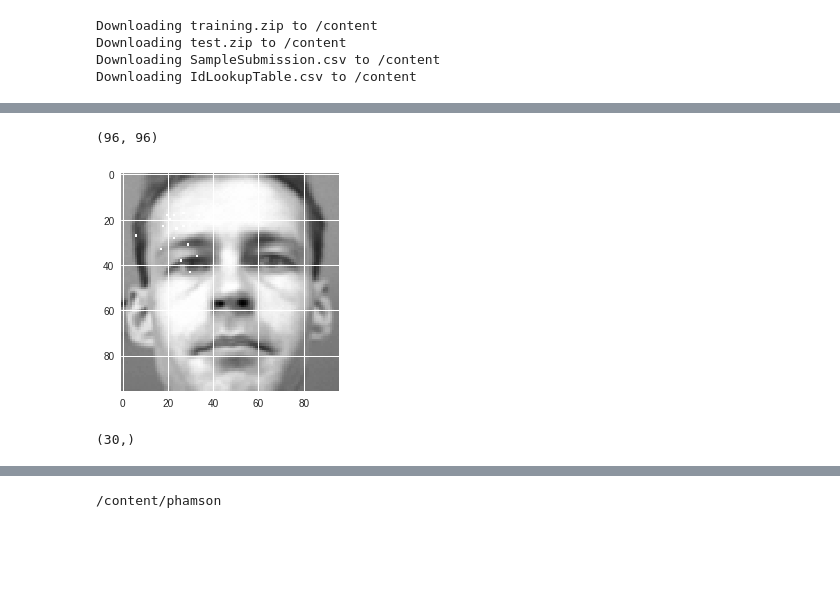
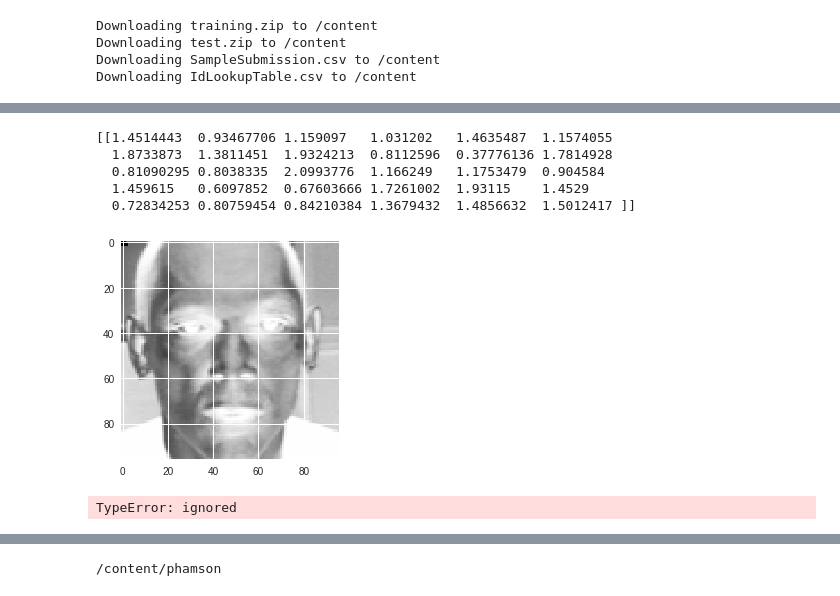
Before and after one commit to redman157/HocML, a Jupyter notebook: Kaggle_API_access_example.ipynb, the cells around one changed output, grey strips where cells are left out. Saved outputs shown, nothing was run; the diff lists cells and outputs as text; code cells hidden in the pictures; blank space fills up the shorter version.

```diff
--- a/Kaggle_API_access_example.ipynb
+++ b/Kaggle_API_access_example.ipynb
@@ -50,7 +56,7 @@ Downloading IdLookupTable.csv to /content
 !unzip test.zip
 
 from tensorflow import keras
-from keras import Sequential
+from keras import Sequential, optimizers
 from keras.layers import Conv2D,Dropout,Dense, Flatten, Activation
 from keras.models import model_from_json,Model, load_model, save_model
 import tensorflow as tf
@@ -104,13 +110,12 @@ X_train = X_train.reshape(-1,96,96)
 
 training = reader_train.drop('Image',axis = 1)
 y_train = []
-for i in range(records.shape[0]):
+for i in range(training.shape[0]):
   y = training.iloc[i,:]
   y_train.append(y)
 y_train = np.array(y_train,dtype = 'float')
 print('X_train' , X_train.shape)
 print('y_train' , y_train.shape)
-
 def load_testset():
   X_test = None
   for i in range(records_test.shape[0]):
@@ -145,10 +150,10 @@ model.add(Dropout(0.1))
 model.add(Dense(64,activation = "relu"))
 model.add(Dense(30))
 
-model.compile(optimizer = 'adam',
+model.compile(optimizer = optimizers.adam(lr = 0.01,decay=0.01),
               loss = 'mse',
               metrics = ['mae','accuracy'])
-model.fit(X_train,y_train,epochs = 50, batch_size = 128,validation_split = 0.2)
+model.fit(X_train,y_train,epochs = 100, batch_size = 128,validation_split = 0.2)
 model.save('model.h5')
 
 json_string = model.to_json()
@@ -157,30 +180,49 @@ model.load_weights('model.h5',by_name = True)
 # %%
 def show_image(X, Y):
-  print(X.shape)
   img = np.copy(X)
   for i in range(0,Y.shape[0],2):
-    if 0 < Y[i+1] < IMAGE_HEIGHT and 0 < Y[i] < IMAGE_WIDTH:
+    if (0 < Y[i+1] < 96 and 0 < Y[i] < 96):
       img[int(Y[i+1]),int(Y[i])] = 255
-  else:
-    plt.imshow(img[:,:], cmap='gray')
+  plt.imshow(img[:,:])
 
 def loaded_model():
   model = load_model('model.h5')
   return model
 def show_results(images_index):
-  pred = model.predict(X_test[images_index:(images_index+1)])
+  pred = loaded_model().predict(X_test[images_index:(images_index+1)])
   show_image(X_test[images_index], pred[0])
-show_results(3)
+  print(pred)
+show_results(2)
+
+plt.show()
 # %% [output]
-(96, 96)
+[[1.4514443  0.93467706 1.159097   1.031202   1.4635487  1.1574055
+  1.8733873  1.3811451  1.9324213  0.8112596  0.37776136 1.7814928
+  0.81090295 0.8038335  2.0993776  1.166249   1.1753479  0.904584
+  1.459615   0.6097852  0.67603666 1.7261002  1.93115    1.4529
+  0.72834253 0.80759454 0.84210384 1.3679432  1.4856632  1.5012417 ]]
-[figure, old version]
+[figure, new version]
-# %%
-import matplotlib.pyplot as plt
-
-print(y_train[0])
-plt.show()
-# %% [output]
-(30,)
+# %%
+import matplotlib.pyplot as plt
+import pandas as pd
+import os
+import pickle
+X_test = ('vidu1','load_testset()')
+plt.show()
+def load_dataset(path,data_path):
+  if os.path.file("path") is False:
+    data = data_path
+    with open(path,'wb') as f:
+      pickle.dump(data_path,f)
+    f.close()
+  else:
+    with open(path,'rb') as f:
+      data = pickle.load(f)
+    f.close()
+  return data
+print(load_dataset(X_test))
+# %% [output]
+TypeError: ignored
 # %%
 !git clone https://redman157:toilaga123@github.com/redman157/phamson
 # %% [output]
```
Also changed, not shown: parts of 10 cells of this notebook.
